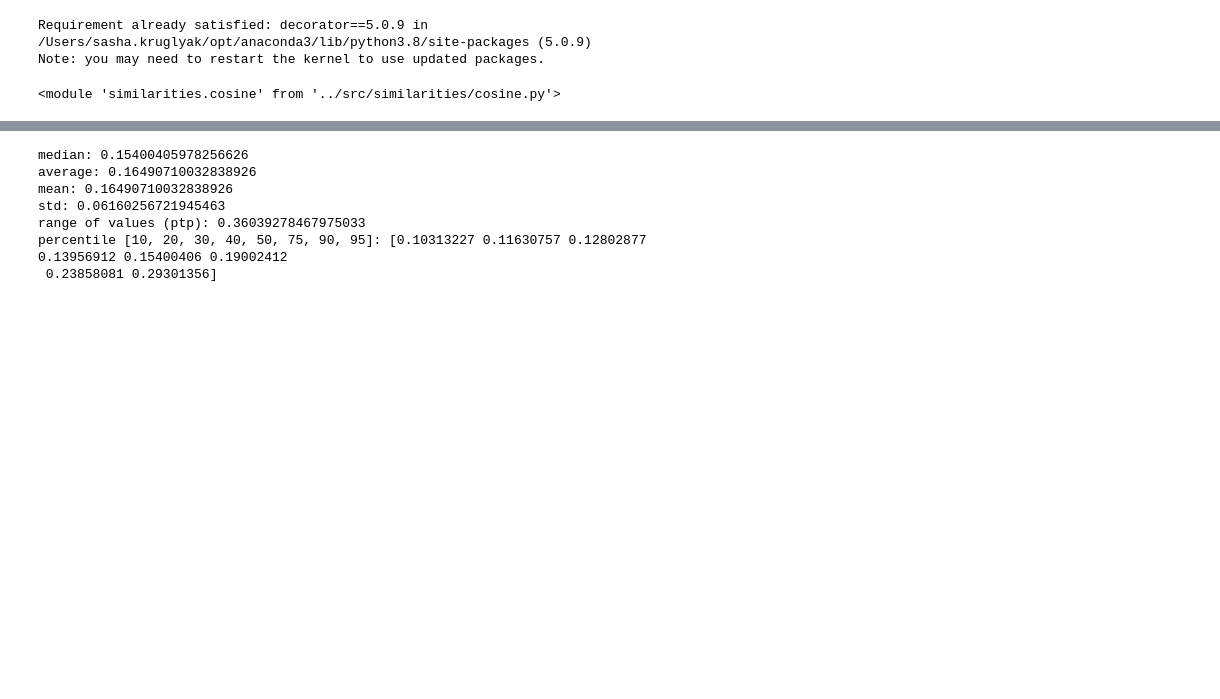
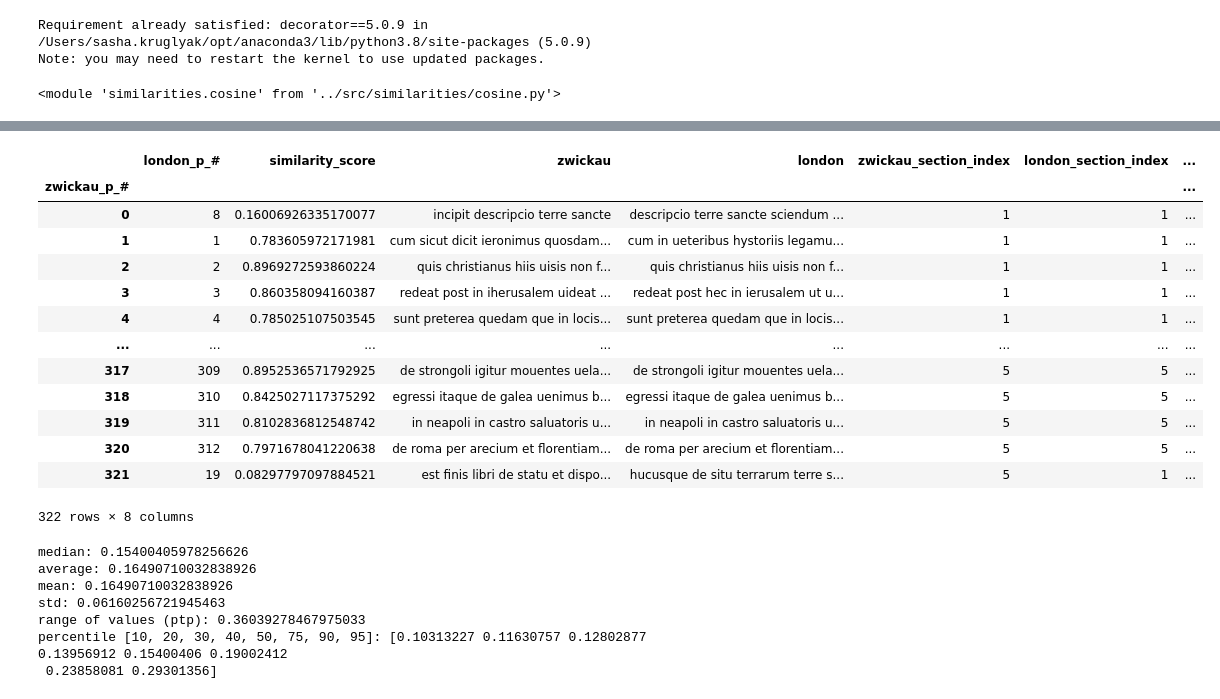
Before and after one commit to sashaaKr/thesis, a Jupyter notebook: notebooks/create_version_comparison_spreadshet.ipynb, the cells around one changed output, grey strips where cells are left out. Drawn from its saved outputs; the diff is of its cells as text; code cells hidden in the pictures; blank space fills up the shorter version.

Commit message:
per section

```diff
--- a/notebooks/create_version_comparison_spreadshet.ipynb
+++ b/notebooks/create_version_comparison_spreadshet.ipynb
@@ -49,11 +66,28 @@ b_london_corpus = thesisCleanUp.create_corpus_by_line(thesisCleanUp.jvtext(b_lon
 # %%
-# thesisCosineSimilarity.create_version_to_version_5_gram_comparison_csv(
-#     '5gram_zwickau_to_london',
-#     a_zwickau_corpus,
-#     'zwickau',
-#     b_london_corpus,
-#     'london'
-# )
+thesisCosineSimilarity.create_version_to_version_5_gram_comparison_csv(
+    '5gram_zwickau_to_london',
+    a_zwickau_corpus,
+    'zwickau',
+    b_london_corpus,
+    'london',
+    thesisDataReader.get_zwickau_section_indexes(),
+    thesisDataReader.get_london_section_indexes(),
+)
+# %% [output]
+|  | london_p_# | similarity_score | zwickau | london | zwickau_section_index | london_section_index | ... |
+| zwickau_p_# |  |  |  |  |  |  | ... |
+| 0 | 8 | 0.16006926335170077 | incipit descripcio terre sancte | descripcio terre sancte sciendum ... | 1 | 1 | ... |
+| 1 | 1 | 0.783605972171981 | cum sicut dicit ieronimus quosdam... | cum in ueteribus hystoriis legamu... | 1 | 1 | ... |
+| 2 | 2 | 0.8969272593860224 | quis christianus hiis uisis non f... | quis christianus hiis uisis non f... | 1 | 1 | ... |
+| 3 | 3 | 0.860358094160387 | redeat post in iherusalem uideat ... | redeat post hec in ierusalem ut u... | 1 | 1 | ... |
+| 4 | 4 | 0.785025107503545 | sunt preterea quedam que in locis... | sunt preterea quedam que in locis... | 1 | 1 | ... |
+| ... | ... | ... | ... | ... | ... | ... | ... |
+| 317 | 309 | 0.8952536571792925 | de strongoli igitur mouentes uela... | de strongoli igitur mouentes uela... | 5 | 5 | ... |
+| 318 | 310 | 0.8425027117375292 | egressi itaque de galea uenimus b... | egressi itaque de galea uenimus b... | 5 | 5 | ... |
+| 319 | 311 | 0.8102836812548742 | in neapoli in castro saluatoris u... | in neapoli in castro saluatoris u... | 5 | 5 | ... |
+| 320 | 312 | 0.7971678041220638 | de roma per arecium et florentiam... | de roma per arecium et florentiam... | 5 | 5 | ... |
+| 321 | 19 | 0.08297797097884521 | est finis libri de statu et dispo... | hucusque de situ terrarum terre s... | 5 | 1 | ... |
+322 rows × 8 columns
 # %%
 def create_comparison_df(
     version_1_name,
```
Also changed, not shown: parts of 1 cell of this notebook, 17 other files.
